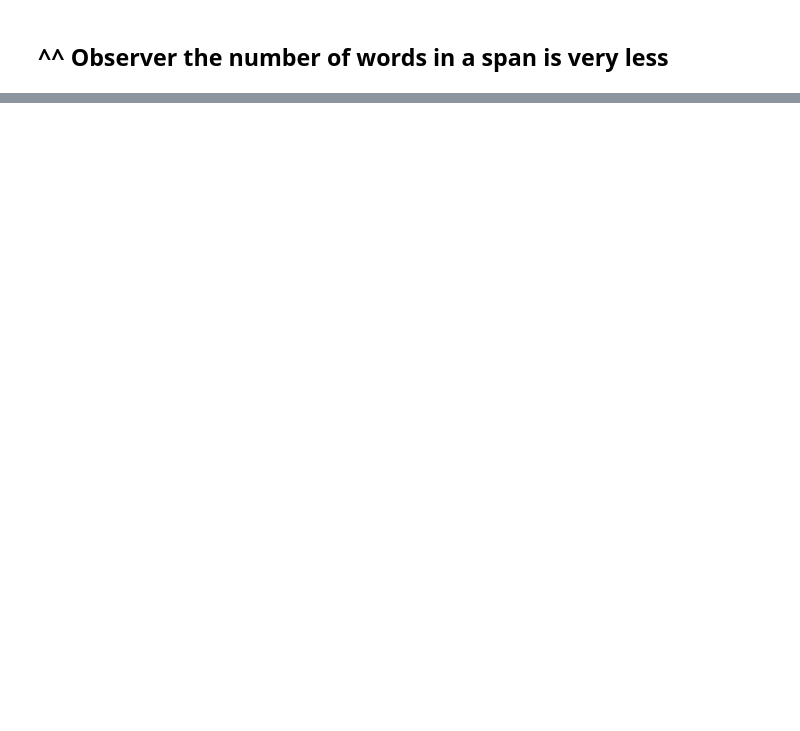
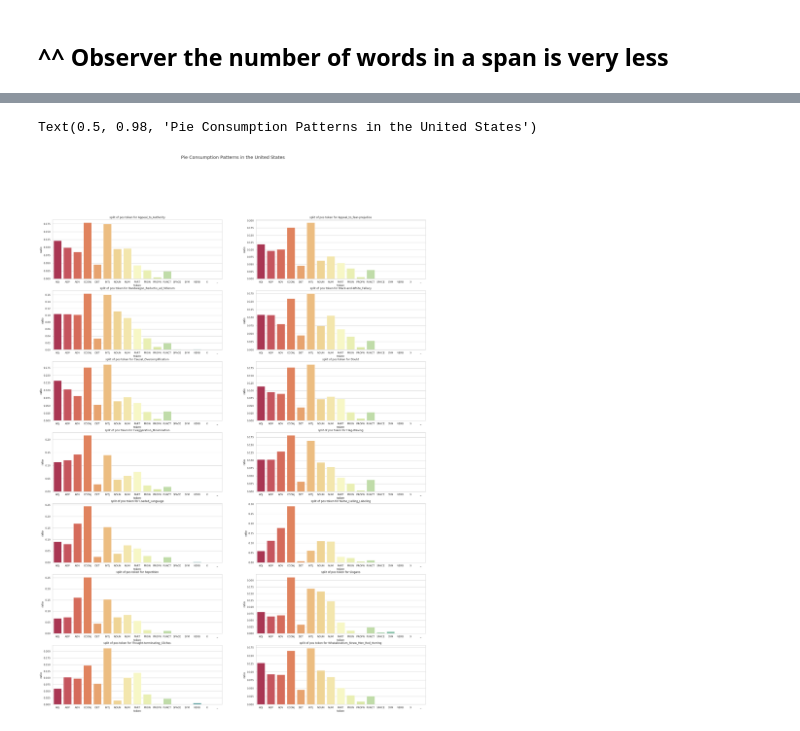
Before and after one commit to oneraghavan/semeval2020, a Jupyter notebook: task11/notebooks/EDA1_raghavan.ipynb, the cells around one changed output, grey strips where cells are left out. Drawn from its saved outputs; the diff is of its cells as text; code cells hidden in the pictures; blank space fills up the shorter version.

```diff
--- a/task11/notebooks/EDA1_raghavan.ipynb
+++ b/task11/notebooks/EDA1_raghavan.ipynb
@@ -72,0 +136,8 @@ sns.countplot(pd.cut(x=article_with_label.num_words_per_span,bins=[0,5,10,25,150
+# %%
+pos_tag_counts = pos_by_label["pos_counts"].apply(pd.Series)
+# %%
+pos_tag_counts = pos_tag_counts.fillna(0).div(pos_tag_counts.sum(axis=1),axis=0)
+# %%
+pos_tags = ["ADJ","ADP","ADV","CCONJ","DET","INTJ","NOUN","NUM","PART","PRON","PROPN","PUNCT","SPACE","SYM","VERB","X","_"]
+# %%
+pos_by_label[pos_tags] = pos_tag_counts
@@ -72,0 +153,28 @@ sns.countplot(pd.cut(x=article_with_label.num_words_per_span,bins=[0,5,10,25,150
+# %%
+import seaborn as sns
+import matplotlib.pyplot as plt
+from matplotlib.gridspec import GridSpec
+
+sns.set(style="whitegrid")
+#sns.set_color_codes("Spectral")
+
+plt.figure(10, figsize=(30,40))
+the_grid = GridSpec(7, 2)
+count_x = 0
+count_y = 0
+
+for label in pos_by_label.label.tolist():
+    current_label_counts = pos_by_label[pos_by_label["label"] == label][pos_tags]
+    show_df= pd.DataFrame({"token":current_label_counts.columns,"ratio":current_label_counts.iloc[0].values})
+    plt.subplot(the_grid[count_x, count_y],  title='split of pos token for ' + label)
+    sns.barplot(x='token',y='ratio', data=show_df, palette='Spectral')
+    if count_y ==1 :
+        count_y = 0
+        count_x += 1
+    else:
+        count_y = 1
+
+plt.suptitle('Pie Consumption Patterns in the United States', fontsize=20)
+# %% [output]
+Text(0.5, 0.98, 'Pie Consumption Patterns in the United States')
+[figure, added]
```
Also changed, not shown: parts of 19 cells of this notebook, 1 other file.
